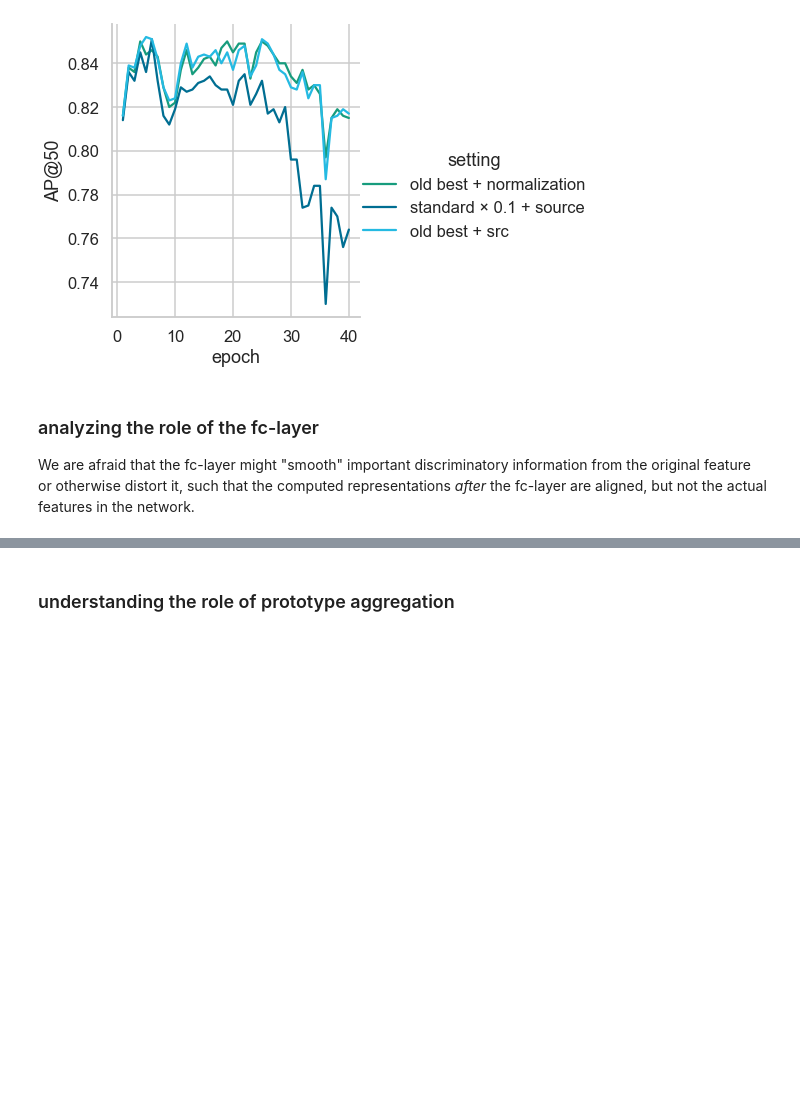
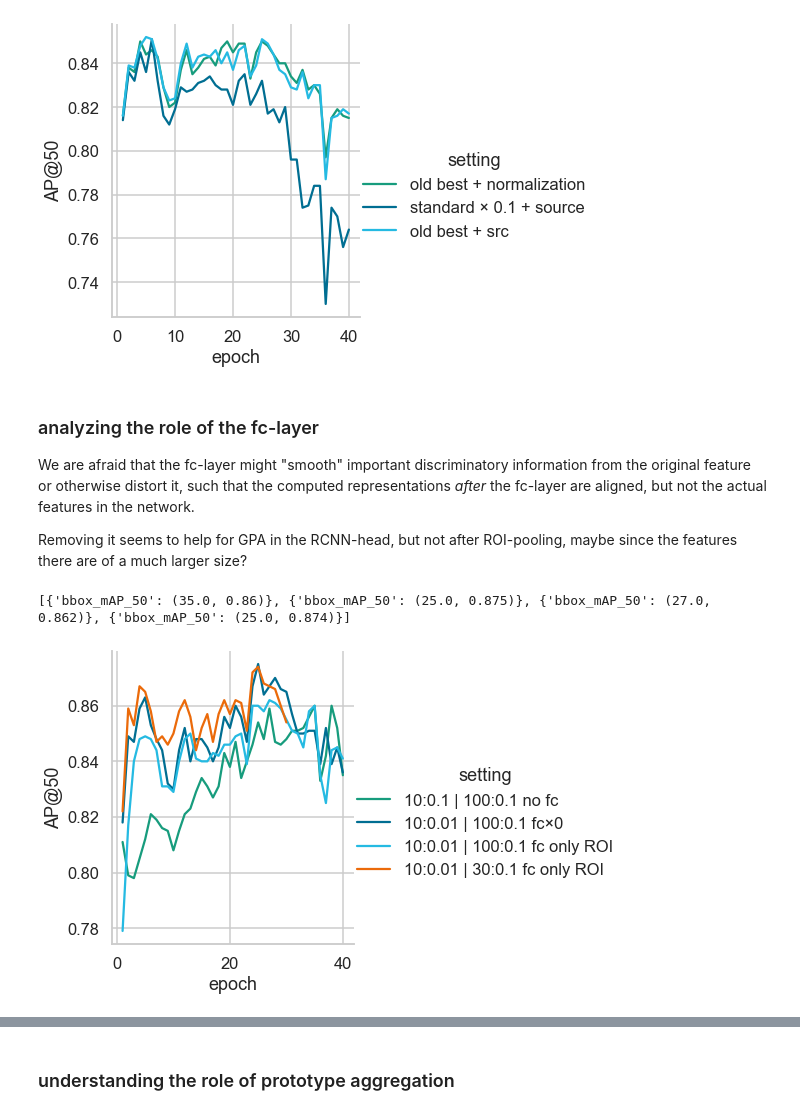
Before and after one commit to ThaddaeusWiedemer/FisheyeSPA, a Jupyter notebook: results/gpa.ipynb, the cells around one changed output, grey strips where cells are left out. Drawn from its saved outputs; the diff is of its cells as text; code cells hidden in the pictures; blank space fills up the shorter version.

Commit message:
finished basic GPA experiments, started error analysis

```diff
--- a/results/gpa.ipynb
+++ b/results/gpa.ipynb
@@ -317,4 +329,32 @@ print(maxs)
 # %% [markdown]
 ### analyzing the role of the fc-layer
 We are afraid that the fc-layer might "smooth" important discriminatory information from the original feature or otherwise distort it, such that the computed representations _after_ the fc-layer are aligned, but not the actual features in the network.
+
+Removing it seems to help for GPA in the RCNN-head, but not after ROI-pooling, maybe since the features there are of a much larger size?
+# %%
+from log_analysis import *
+logs = [# experiments about fc-layer
+        # ['GPA/tuning/coco_piropo_100a_da1roi0rcnn1intra100inter1nFalsegtFalsemean_squared_seedapool.log', 'a', '0', 'RCNNinter100 avgpool'], # no improvement
+        # ['GPA/tuning/coco_piropo_100a_da1roi0rcnn1intra100inter1nFalsegtFalsemean_squared_seedmpool.log', 'a', '0', 'RCNNinter100 maxpool'], # takes long to learn anything
+        # ['GPA/tuning/coco_piropo_100a_da1roi0rcnn1intra100inter1nFalsegtFalsemean_squared_seed_nofc.log', 'a', '0', 'RCNNinter100 nofc'], # 0.869!
+        ['GPA/tuning/coco_piropo_100a_TwoStageDetectorAdaptive_10_01_100_01_none_gTrue_seed.log', '10:0.1 | 100:0.1 no fc'],
+        # ['GPA/tuning/coco_piropo_100a_TwoStageDetectorAdaptive_10_001_100_01_none_gTrue_seed.log', '10:0.01 | 100:0.1 no fc'],
+        # ['GPA/tuning/coco_piropo_100a_TwoStageDetectorAdaptive_10_01_100_01_fclayer_gTrue_seed_01.log', '10:0.01 | 100:0.1 fc×0.1'],
+        ['GPA/tuning/coco_piropo_100a_TwoStageDetectorAdaptive_10_01_100_01_fclayer_gTrue_seed_0.log', '10:0.01 | 100:0.1 fc×0'],
+        ['GPA/tuning/coco_piropo_100a_TwoStageDetectorAdaptive_10_01_100_01_fclayerroi_gTrue_seed.log', '10:0.01 | 100:0.1 fc only ROI'],
+        ['GPA/tuning/coco_piropo_100a_TwoStageDetectorAdaptive_10_01_30_01_fclayerroi_gTrue_seed.log', '10:0.01 | 30:0.1 fc only ROI'],
+        # ['GPA/tuning/coco_piropo_100a_TwoStageDetectorAdaptive_10_01_100_01_fclayerrcnn_gTrue_seed.log', '10:0.01 | 100:0.1 fc only RCNN'],
+        ]
+sb.set_context('talk')
+sb.set_style('whitegrid')
+sb.set_palette(kit())
+
+df, maxs = df_from_log(['setting'], ['bbox_mAP_50'], logs, get_max=True)
+
+g = sb.relplot(data=df[df['occurrence']<=80], x='occurrence', y='value', kind='line', hue='setting')
+g.set_axis_labels('epoch', 'AP@50')
+print(maxs)
+# %% [output]
+[{'bbox_mAP_50': (35.0, 0.86)}, {'bbox_mAP_50': (25.0, 0.875)}, {'bbox_mAP_50': (27.0, 0.862)}, {'bbox_mAP_50': (25.0, 0.874)}]
+[figure, added]
 # %%
```
Also changed, not shown: parts of 7 cells of this notebook, 28 other files.
